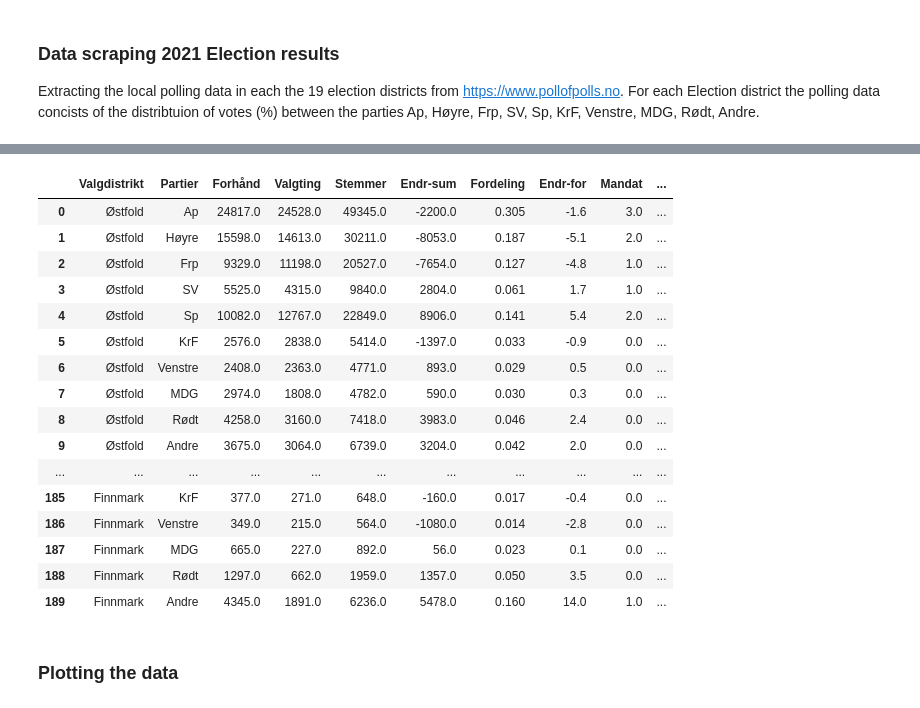
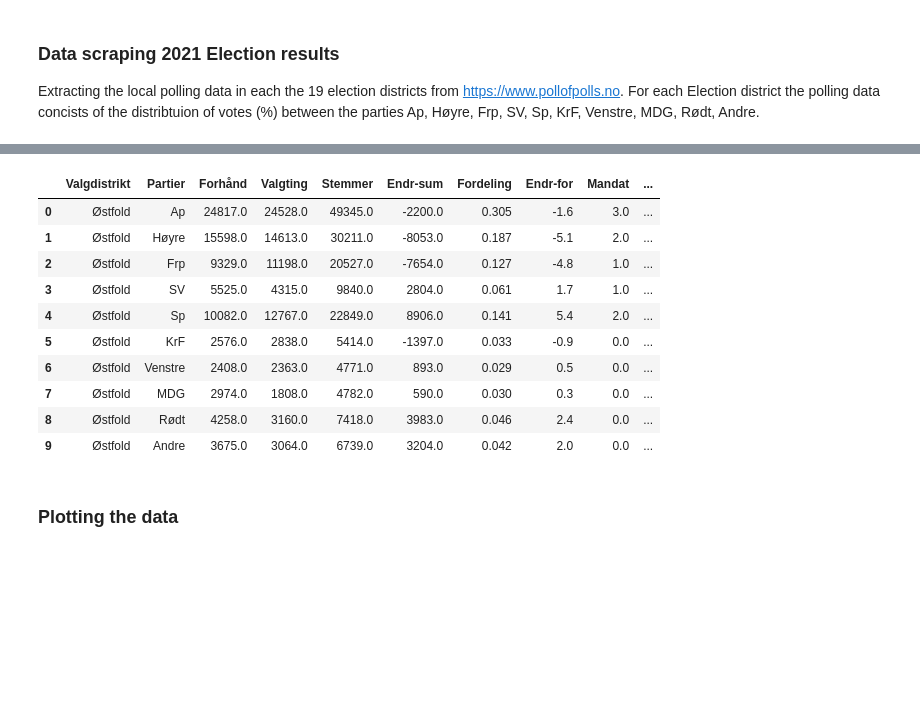
Before and after one commit to mathiasrm1/Stortingvalg-2025, a Jupyter notebook: Stortingvalg-prediction-2025.ipynb, the cells around one changed output, grey strips where cells are left out. Cells and saved outputs as stored; diff of their text form; code cells hidden in the pictures; blank space fills up the shorter version.

```diff
--- a/Stortingvalg-prediction-2025.ipynb
+++ b/Stortingvalg-prediction-2025.ipynb
@@ -196,23 +191,17 @@ df_joined
 # %%
-df_election
+df_election.head(10)
 # %% [output]
 |  | Valgdistrikt | Partier | Forhånd | Valgting | Stemmer | Endr-sum | Fordeling | Endr-for | Mandat | ... |
 | 0 | Østfold | Ap | 24817.0 | 24528.0 | 49345.0 | -2200.0 | 0.305 | -1.6 | 3.0 | ... |
 | 1 | Østfold | Høyre | 15598.0 | 14613.0 | 30211.0 | -8053.0 | 0.187 | -5.1 | 2.0 | ... |
 | 2 | Østfold | Frp | 9329.0 | 11198.0 | 20527.0 | -7654.0 | 0.127 | -4.8 | 1.0 | ... |
 | 3 | Østfold | SV | 5525.0 | 4315.0 | 9840.0 | 2804.0 | 0.061 | 1.7 | 1.0 | ... |
 | 4 | Østfold | Sp | 10082.0 | 12767.0 | 22849.0 | 8906.0 | 0.141 | 5.4 | 2.0 | ... |
 | 5 | Østfold | KrF | 2576.0 | 2838.0 | 5414.0 | -1397.0 | 0.033 | -0.9 | 0.0 | ... |
 | 6 | Østfold | Venstre | 2408.0 | 2363.0 | 4771.0 | 893.0 | 0.029 | 0.5 | 0.0 | ... |
 | 7 | Østfold | MDG | 2974.0 | 1808.0 | 4782.0 | 590.0 | 0.030 | 0.3 | 0.0 | ... |
 | 8 | Østfold | Rødt | 4258.0 | 3160.0 | 7418.0 | 3983.0 | 0.046 | 2.4 | 0.0 | ... |
 | 9 | Østfold | Andre | 3675.0 | 3064.0 | 6739.0 | 3204.0 | 0.042 | 2.0 | 0.0 | ... |
-| ... | ... | ... | ... | ... | ... | ... | ... | ... | ... | ... |
-| 185 | Finnmark | KrF | 377.0 | 271.0 | 648.0 | -160.0 | 0.017 | -0.4 | 0.0 | ... |
-| 186 | Finnmark | Venstre | 349.0 | 215.0 | 564.0 | -1080.0 | 0.014 | -2.8 | 0.0 | ... |
-| 187 | Finnmark | MDG | 665.0 | 227.0 | 892.0 | 56.0 | 0.023 | 0.1 | 0.0 | ... |
-| 188 | Finnmark | Rødt | 1297.0 | 662.0 | 1959.0 | 1357.0 | 0.050 | 3.5 | 0.0 | ... |
-| 189 | Finnmark | Andre | 4345.0 | 1891.0 | 6236.0 | 5478.0 | 0.160 | 14.0 | 1.0 | ... |
 # %% [markdown]
 ### Plotting the data
 # %%
```
Also changed, not shown: parts of 21 cells of this notebook, 1 other file.
